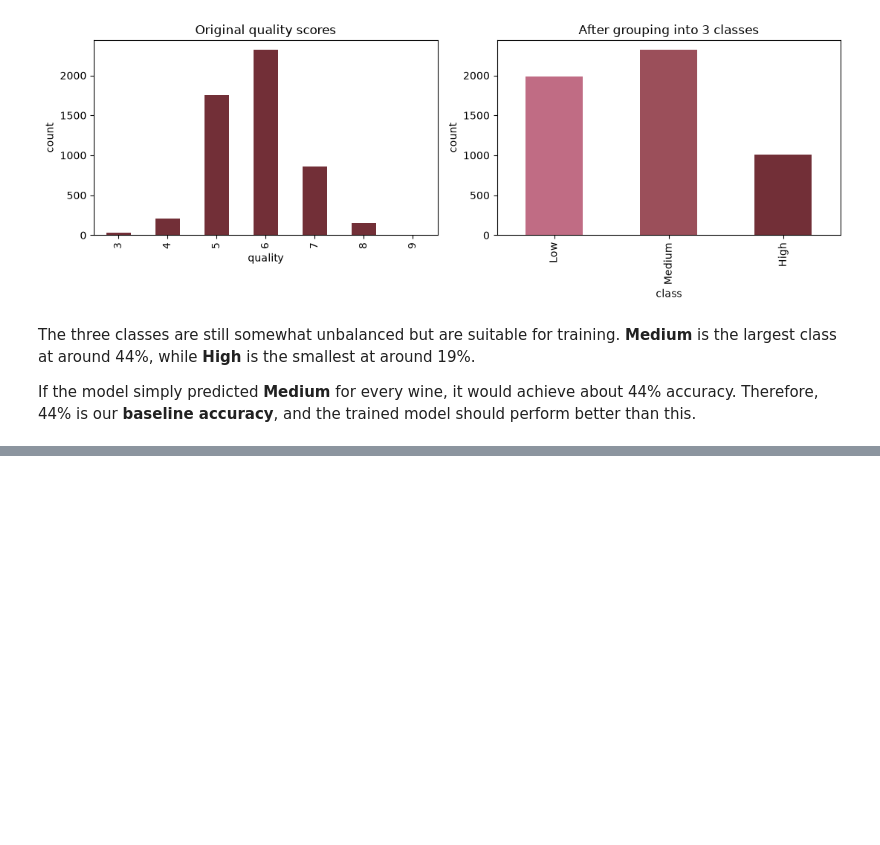
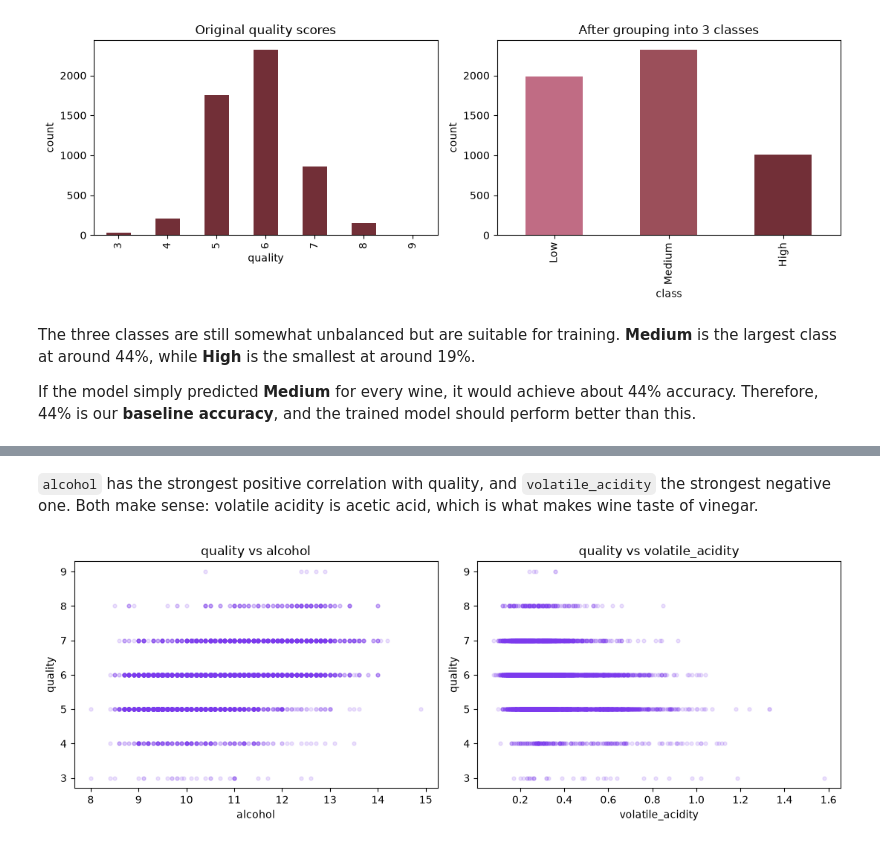
Before and after one commit to AshenIndeewara/Wine-Quality-Classification-System-ML, a Jupyter notebook: ml/notebook/wine_quality.ipynb, the cells around one changed output, grey strips where cells are left out. Drawn from its saved outputs; the diff is of its cells as text; code cells hidden in the pictures; blank space fills up the shorter version.

```diff
--- a/ml/notebook/wine_quality.ipynb
+++ b/ml/notebook/wine_quality.ipynb
@@ -229,0 +249,17 @@ plt.show()
+# %% [markdown]
+`alcohol` has the strongest positive correlation with quality, and
+`volatile_acidity` the strongest negative one. Both make sense: volatile
+acidity is acetic acid, which is what makes wine taste of vinegar.
+# %%
+fig, axes = plt.subplots(1, 2, figsize=(11, 4))
+
+for ax, col in zip(axes, ["alcohol", "volatile_acidity"]):
+    ax.scatter(df[col], df["quality"], alpha=0.15, s=12, color="#7c3aed")
+    ax.set_xlabel(col)
+    ax.set_ylabel("quality")
+    ax.set_title(f"quality vs {col}")
+
+plt.tight_layout()
+plt.show()
+# %% [output]
+[figure, added]
```
Also changed, not shown: parts of 13 cells of this notebook.
